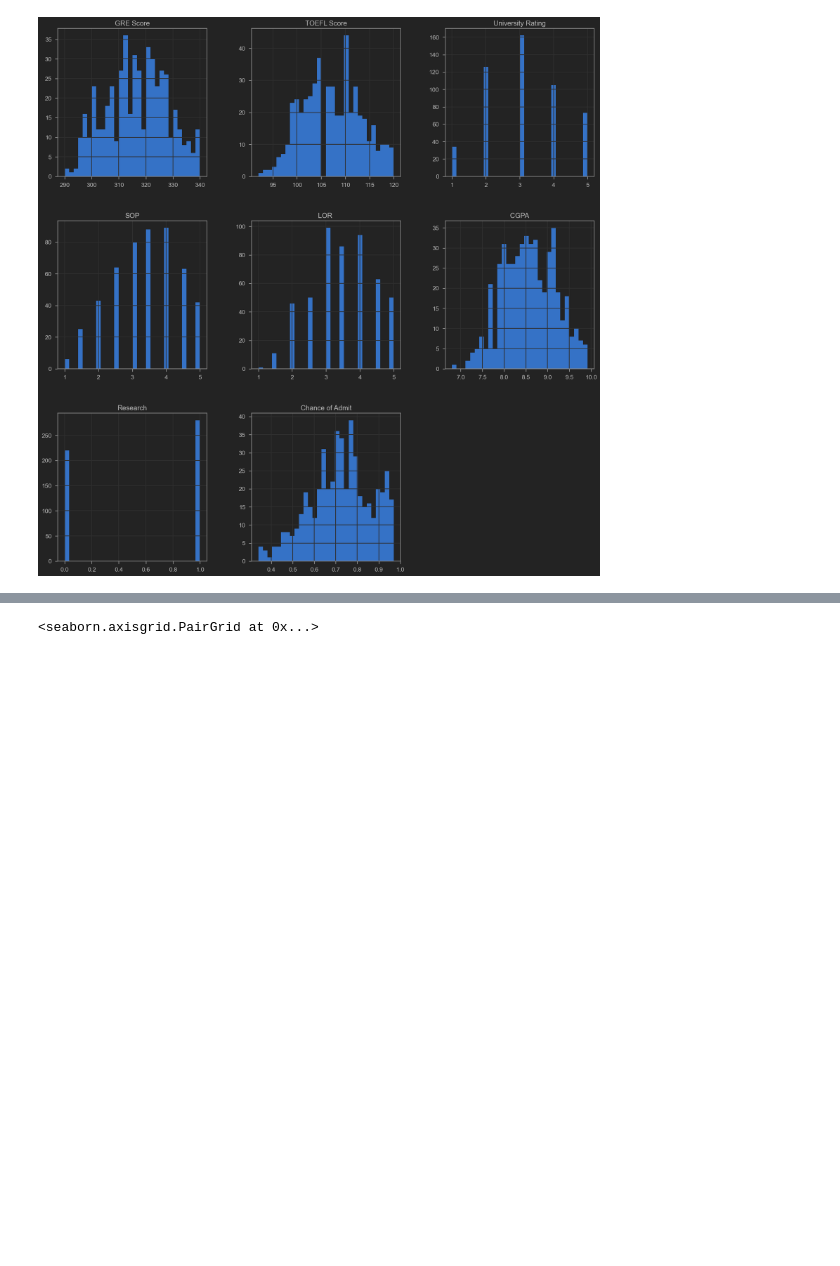
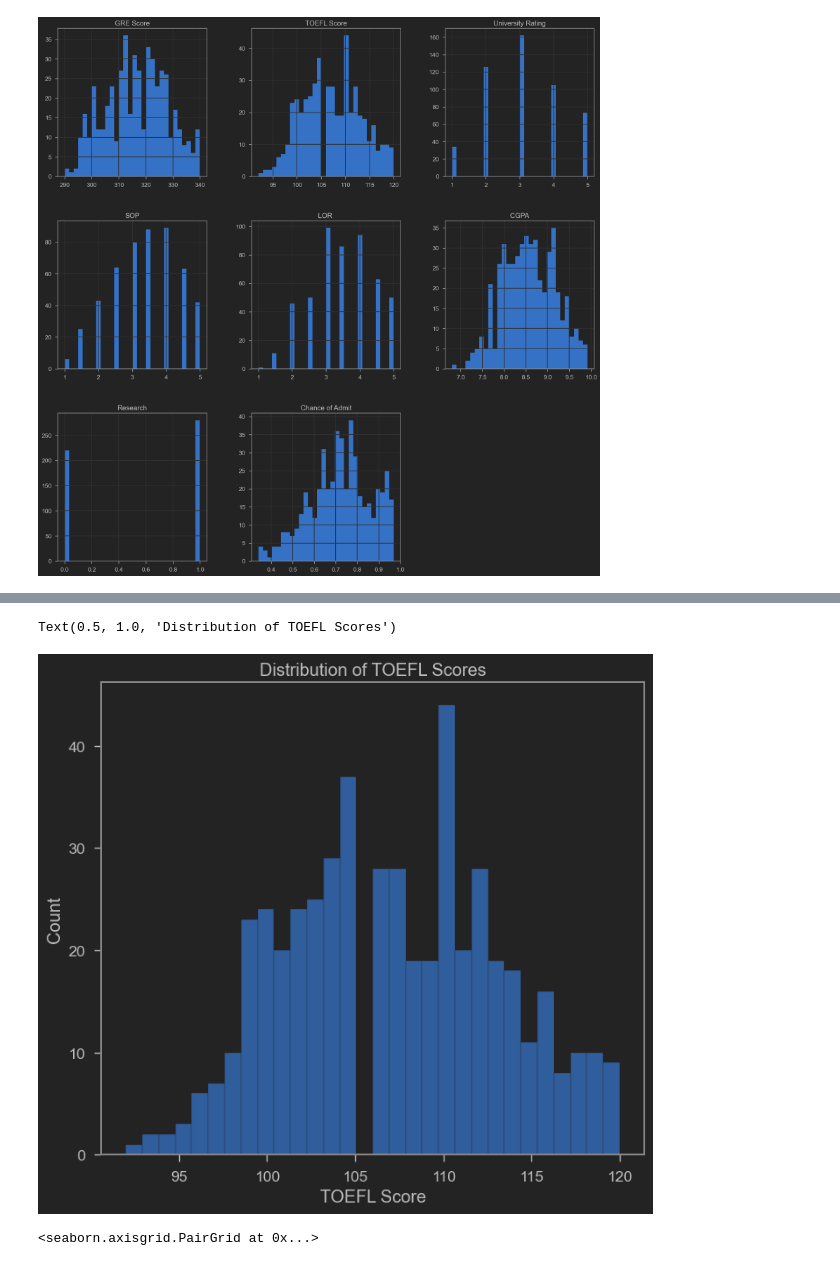
Before and after one commit to leon-czarlinski/UniversityAdmission, a Jupyter notebook: src/Graduate_Admission_Prediction.ipynb, the cells around one changed output, grey strips where cells are left out. Cells and saved outputs as stored; diff of their text form; code cells hidden in the pictures; blank space fills up the shorter version.

```diff
--- a/src/Graduate_Admission_Prediction.ipynb
+++ b/src/Graduate_Admission_Prediction.ipynb
@@ -166,3 +212,9 @@ array([[<Axes: title={'center': 'GRE Score'}>,
+# %%
+sns.histplot(admission_df['TOEFL Score'], bins=30, kde=False, color='b')
+plt.title("Distribution of TOEFL Scores")
+# %% [output]
+Text(0.5, 1.0, 'Distribution of TOEFL Scores')
+[figure, added]
 # %%
 #You can take a look at all the relationship between every single variable or feature in the data frame
 #Example: It seems that as the GRE score increases, the chances of admission also increases. The is a
```
Also changed, not shown: parts of 24 cells of this notebook.
